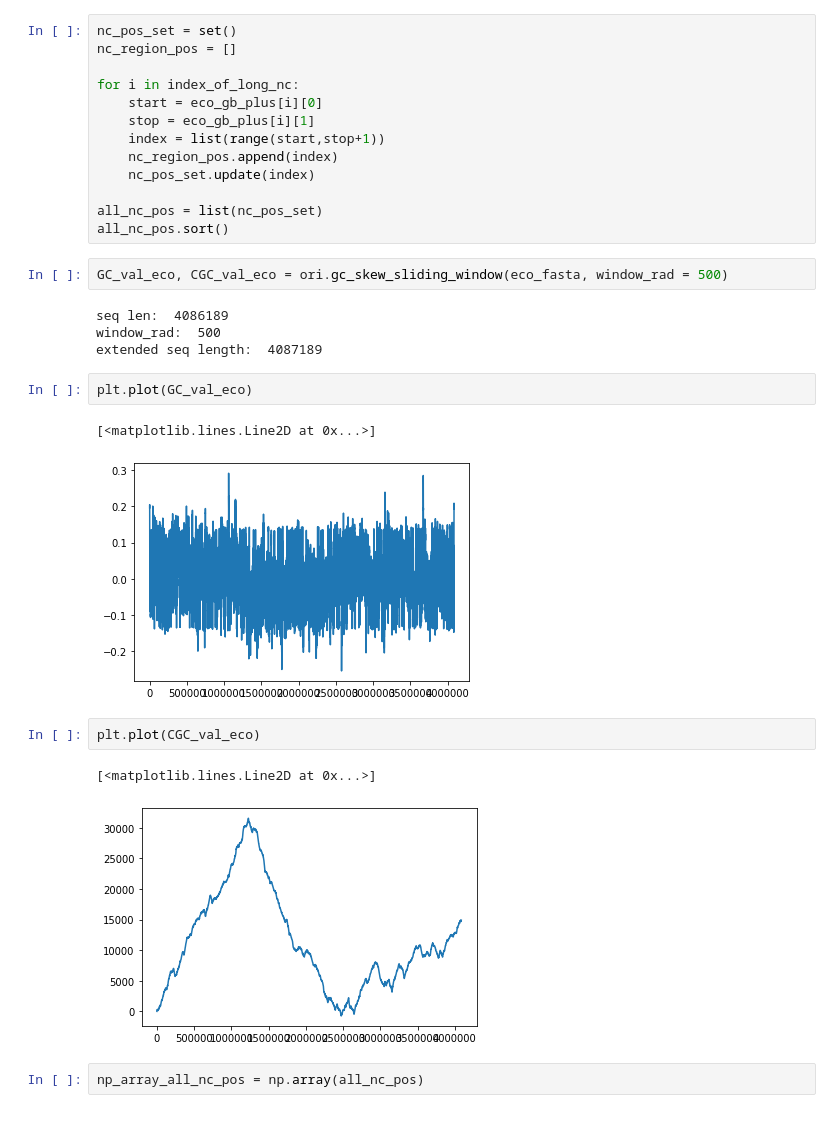
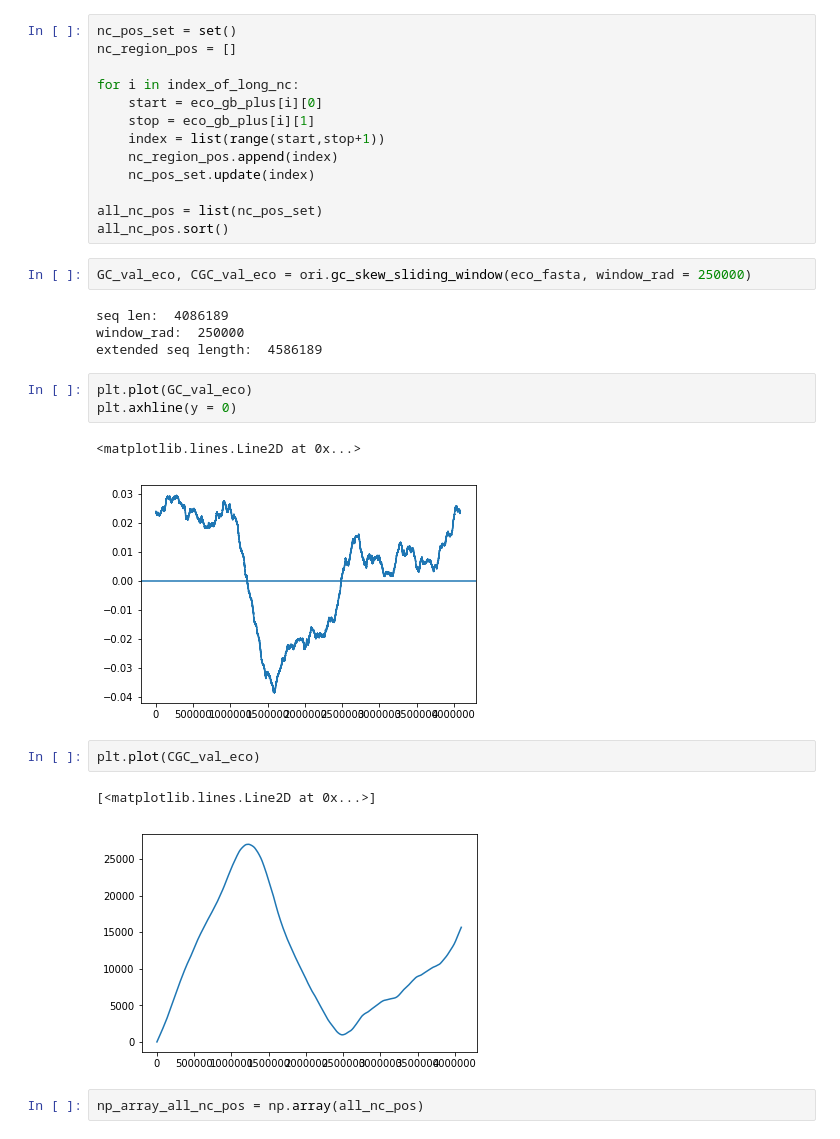
Before and after one commit to MohammedAlJaff/orite, a Jupyter notebook: nc_GC_skew_filtering.ipynb, the cells around one changed output. Cells and saved outputs as stored; diff of their text form.

```diff
--- a/nc_GC_skew_filtering.ipynb
+++ b/nc_GC_skew_filtering.ipynb
@@ -67,21 +107,22 @@ for i in index_of_long_nc:
 all_nc_pos = list(nc_pos_set)
 all_nc_pos.sort()
 # %%
-GC_val_eco, CGC_val_eco = ori.gc_skew_sliding_window(eco_fasta, window_rad = 500)
+GC_val_eco, CGC_val_eco = ori.gc_skew_sliding_window(eco_fasta, window_rad = 250000)
 # %% [output]
 seq len:  4086189
-window_rad:  500
-extended seq length:  4087189
+window_rad:  250000
+extended seq length:  4586189
 # %%
 plt.plot(GC_val_eco)
+plt.axhline(y = 0)
 # %% [output]
-[<matplotlib.lines.Line2D at 0x...>]
+<matplotlib.lines.Line2D at 0x...>
-[figure, old version]
+[figure, new version]
 # %%
 plt.plot(CGC_val_eco)
 # %% [output]
 [<matplotlib.lines.Line2D at 0x...>]
-[figure, old version]
+[figure, new version]
 # %%
 np_array_all_nc_pos = np.array(all_nc_pos)
 # %%
```
Also changed, not shown: parts of 4 cells of this notebook.
